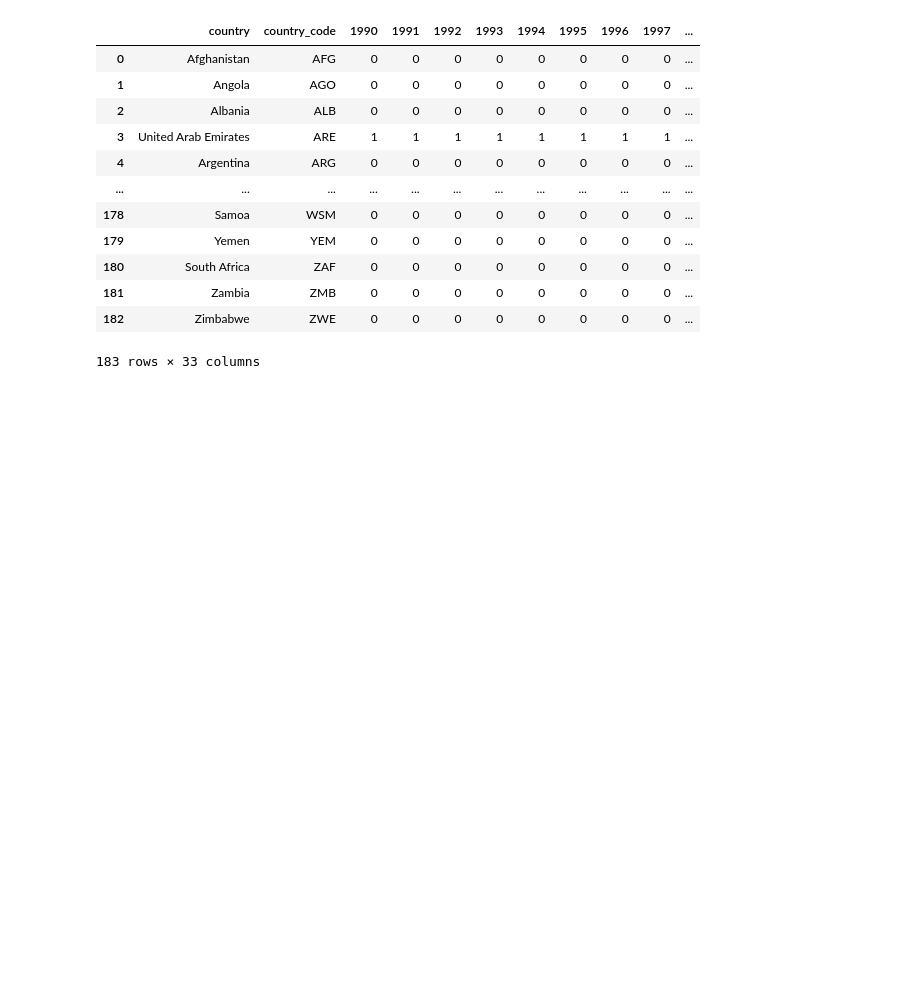
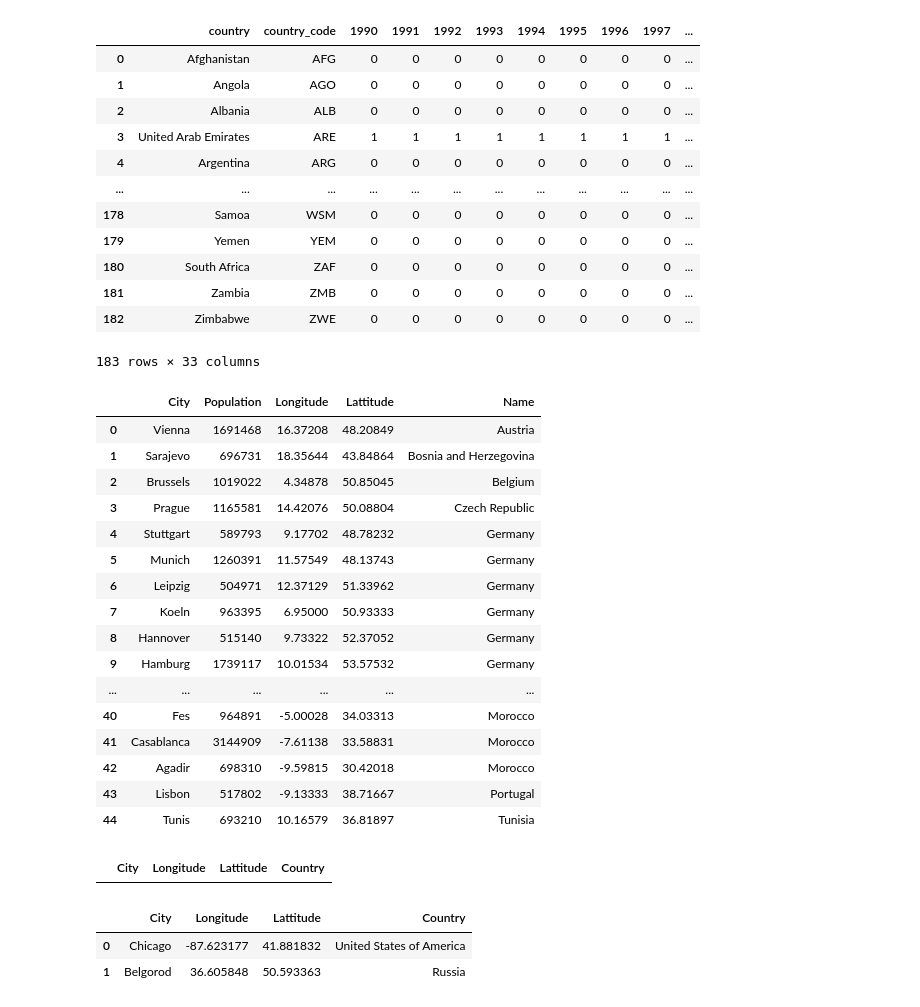
Before and after one commit to OlegRyzhkov2020/OlegRyzhkov2020.github.io, a Jupyter notebook: python/countries.ipynb, the cells around one changed output. Saved outputs shown, nothing was run; the diff lists cells and outputs as text; code cells hidden in the pictures; blank space fills up the shorter version.

Commit message:
adding cities to world map

```diff
--- a/python/countries.ipynb
+++ b/python/countries.ipynb
@@ -100,3 +100,41 @@ countries_df
 183 rows × 33 columns
 # %%
 countries_df.to_csv('../data/countries.csv', encoding='utf-8')
+# %%
+# Cities data
+cities = pd.read_csv('../data/cities.csv')
+cities
+# %% [output]
+|  | City | Population | Longitude | Lattitude | Name |
+| 0 | Vienna | 1691468 | 16.37208 | 48.20849 | Austria |
+| 1 | Sarajevo | 696731 | 18.35644 | 43.84864 | Bosnia and Herzegovina |
+| 2 | Brussels | 1019022 | 4.34878 | 50.85045 | Belgium |
+| 3 | Prague | 1165581 | 14.42076 | 50.08804 | Czech Republic |
+| 4 | Stuttgart | 589793 | 9.17702 | 48.78232 | Germany |
+| 5 | Munich | 1260391 | 11.57549 | 48.13743 | Germany |
+| 6 | Leipzig | 504971 | 12.37129 | 51.33962 | Germany |
+| 7 | Koeln | 963395 | 6.95000 | 50.93333 | Germany |
+| 8 | Hannover | 515140 | 9.73322 | 52.37052 | Germany |
+| 9 | Hamburg | 1739117 | 10.01534 | 53.57532 | Germany |
+| ... | ... | ... | ... | ... | ... |
+| 40 | Fes | 964891 | -5.00028 | 34.03313 | Morocco |
+| 41 | Casablanca | 3144909 | -7.61138 | 33.58831 | Morocco |
+| 42 | Agadir | 698310 | -9.59815 | 30.42018 | Morocco |
+| 43 | Lisbon | 517802 | -9.13333 | 38.71667 | Portugal |
+| 44 | Tunis | 693210 | 10.16579 | 36.81897 | Tunisia |
+# %%
+columns = ['City', 'Longitude', 'Lattitude', 'Country']
+cities = pd.DataFrame(columns=columns)
+cities
+# %% [output]
+|  | City | Longitude | Lattitude | Country |
+# %%
+# {'City': 'Kyiv','Longitude': 30.523333, 'Lattitude':50.450001, 'Country':'Ukraine'},
+cities_dict = [{'City': 'Chicago','Longitude': -87.623177, 'Lattitude':41.881832, 'Country':'United States of America'},
+              {'City': 'Belgorod','Longitude': 36.605848, 'Lattitude':50.593363, 'Country':'Russia'}]
+new_cities = pd.DataFrame(cities_dict)
+new_cities
+# %% [output]
+|  | City | Longitude | Lattitude | Country |
+| 0 | Chicago | -87.623177 | 41.881832 | United States of America |
+| 1 | Belgorod | 36.605848 | 50.593363 | Russia |
```
Also changed, not shown: parts of 1 cell of this notebook, 10 other files.
